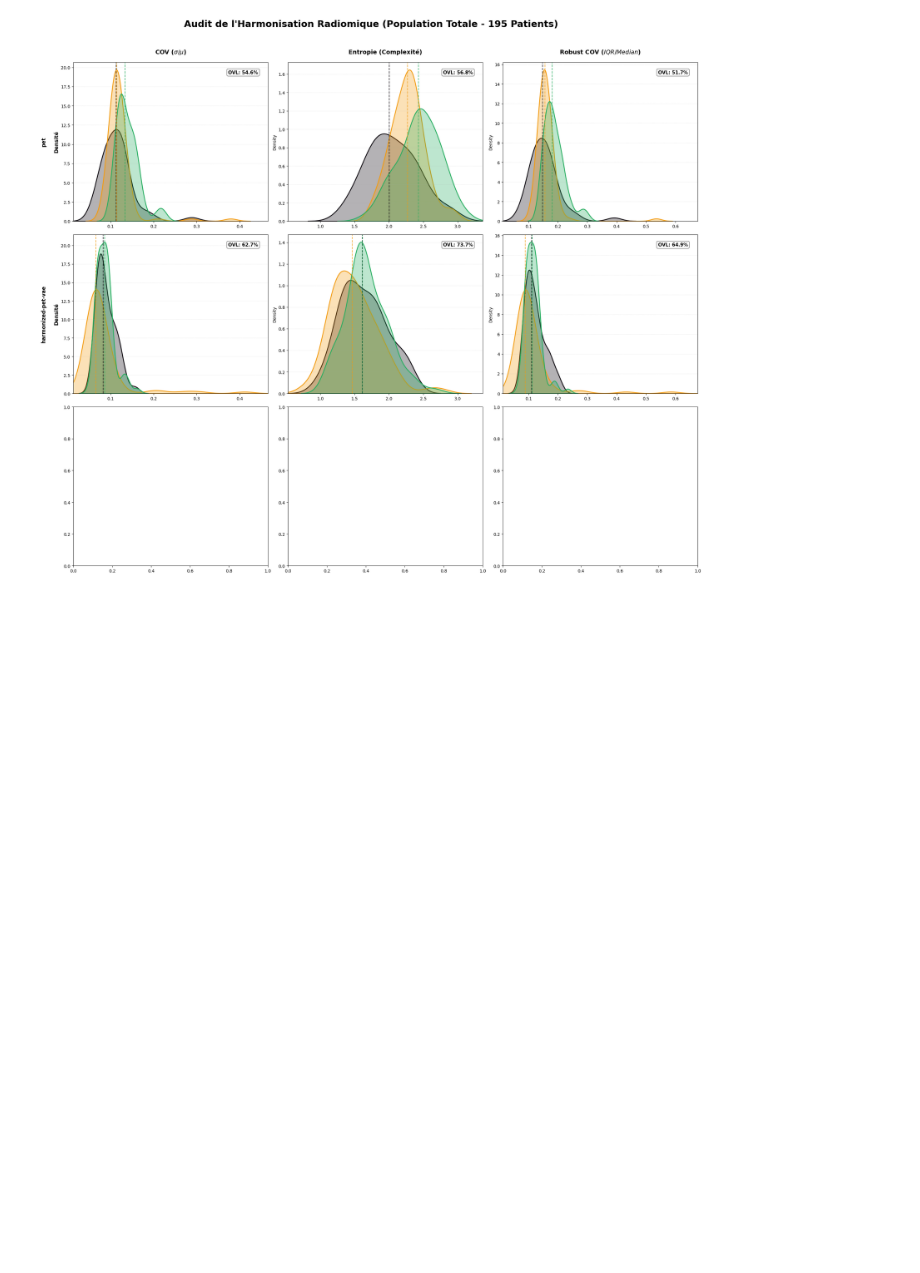
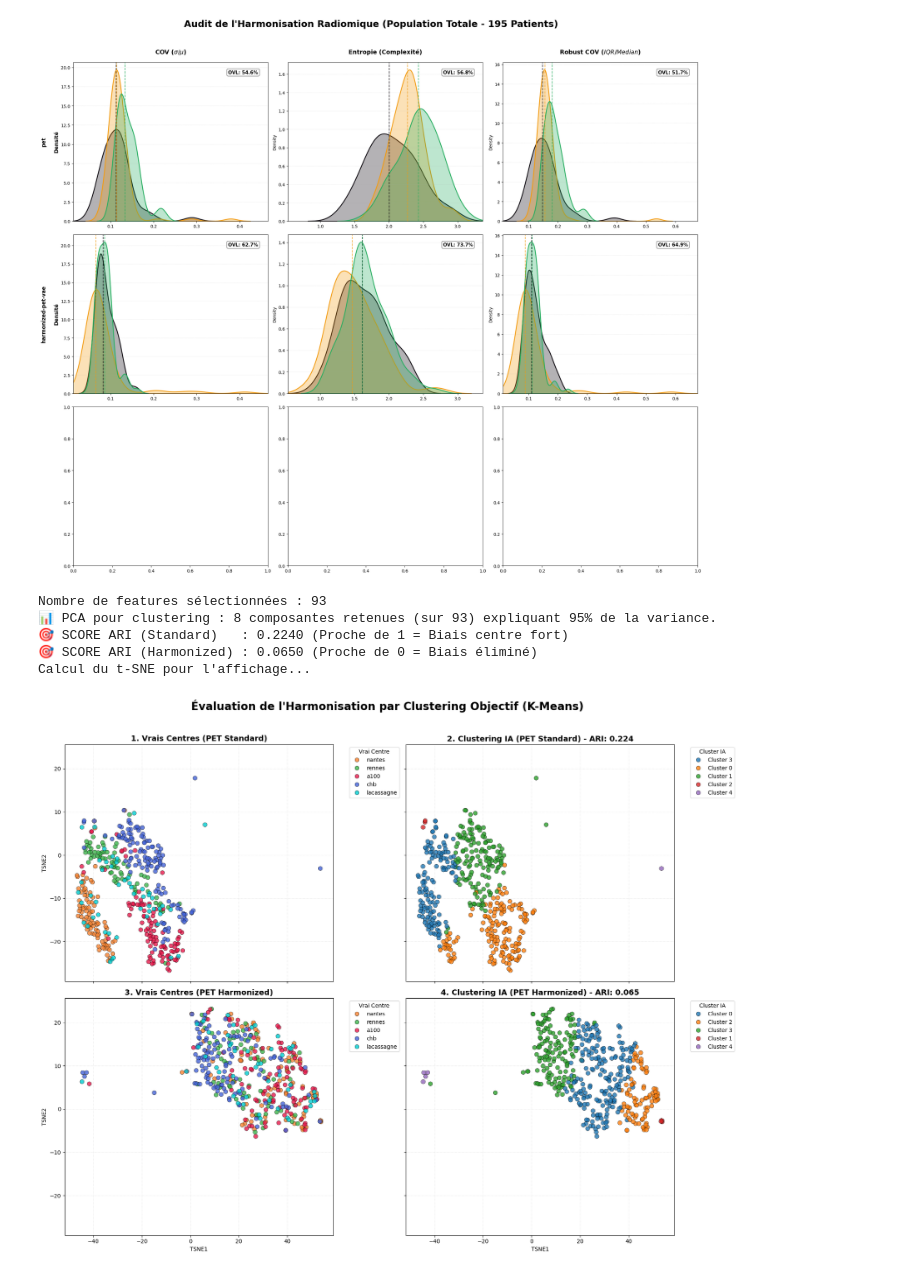
Before and after one commit to Arksyd96/federated-pet-harmonization, a Jupyter notebook: notebooks/evaluate_harmonization_radiomics.ipynb, the cells around one changed output. Saved outputs shown, nothing was run; the diff lists cells and outputs as text; code cells hidden in the pictures; blank space fills up the shorter version.

```diff
--- a/notebooks/evaluate_harmonization_radiomics.ipynb
+++ b/notebooks/evaluate_harmonization_radiomics.ipynb
@@ -647,0 +758,19 @@ plt.show()
+# %%
+features = df_top30['Feature'].tolist()
+
+selected_features = df_top30[df_top30['Feature'].isin(features)].copy()
+print(f"Nombre de features sélectionnées : {len(features)}")
+
+voi_master_df = master_df[(master_df['VOI'] == 'liver') & (master_df['Domain'].isin(['nantes', 'lacassagne', 'rennes', 'a100', 'chb']))]
+
+df_std = voi_master_df[voi_master_df['Modality'] == 'pet'].copy()
+df_harm = voi_master_df[voi_master_df['Modality'] == 'harmonized-pet-vae'].copy()
+
+evaluate_harmonization_clustering(df_std, df_harm, selected_features)
+# %% [output]
+Nombre de features sélectionnées : 93
+📊 PCA pour clustering : 8 composantes retenues (sur 93) expliquant 95% de la variance.
+🎯 SCORE ARI (Standard)   : 0.2240 (Proche de 1 = Biais centre fort)
+🎯 SCORE ARI (Harmonized) : 0.0650 (Proche de 0 = Biais éliminé)
+Calcul du t-SNE pour l'affichage...
+[figure, added]
```
Also changed, not shown: parts of 2 cells of this notebook, 3 other files.
